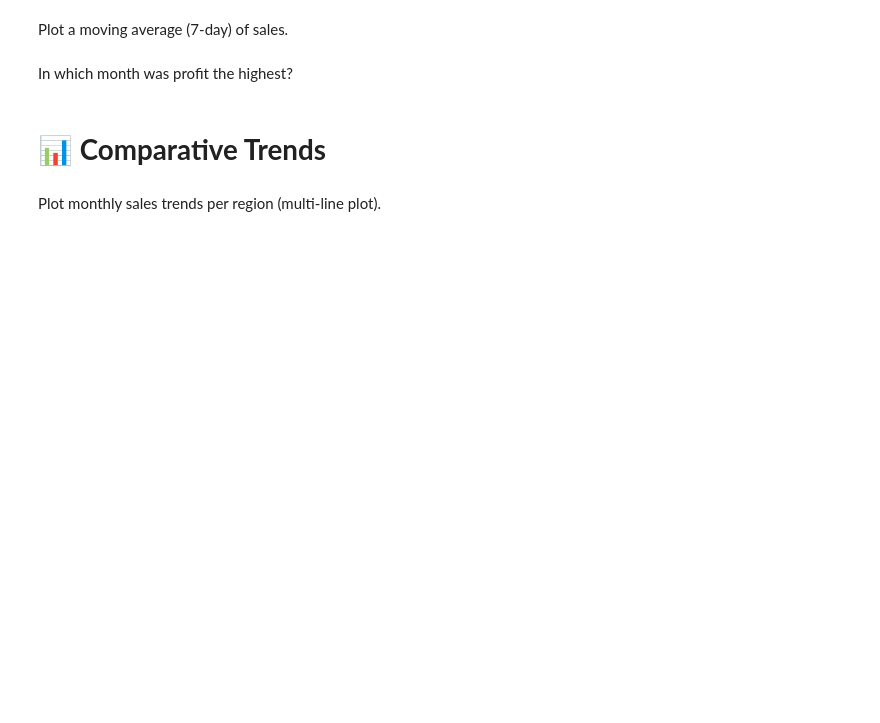
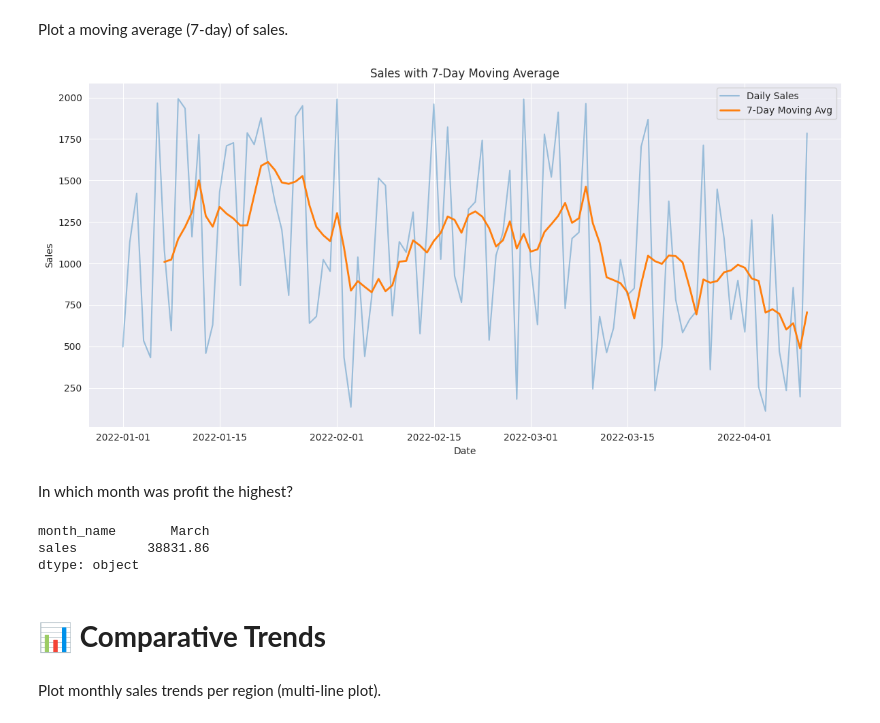
Before and after one commit to pratapjay/Sales_Data-Analytics, a Jupyter notebook: Sales_insights.ipynb, the cells around one changed output. Cells and saved outputs as stored; diff of their text form; code cells hidden in the pictures; blank space fills up the shorter version.

```diff
--- a/Sales_insights.ipynb
+++ b/Sales_insights.ipynb
@@ -785,7 +853,40 @@ Line plot of monthly sales trend.
 # %% [markdown]
 Plot a moving average (7-day) of sales.
+# %%
+# Sort by date to avoid any plotting issues
+df = df.sort_values('order_date')
+
+# Create 7-day moving average
+df['sales_7day_avg'] = df['sales'].rolling(window=7).mean()
+
+# Plot
+plt.figure(figsize=(12, 6))
+plt.plot(df['order_date'], df['sales'], label='Daily Sales', alpha=0.4)
+plt.plot(df['order_date'], df['sales_7day_avg'], label='7-Day Moving Avg', linewidth=2)
+plt.xlabel('Date')
+plt.ylabel('Sales')
+plt.title('Sales with 7-Day Moving Average')
+plt.legend()
+plt.tight_layout()
+plt.show()
+# %% [output]
+[figure, added]
 # %% [markdown]
 In which month was profit the highest?
+# %%
+df['month_number'] = df['order_date'].dt.month
+df['month_name'] = df['order_date'].dt.month_name()
+# Group by both and sort by month_number
+monthly_sales = df.groupby(['month_number', 'month_name'])['sales'].sum().reset_index()
+# Sort by month_number and display
+monthly_sales = monthly_sales.sort_values('month_number').max()
+# Optional: Drop month_number if you only want month names
+monthly_sales = monthly_sales[['month_name', 'sales']]
+print(monthly_sales)
+# %% [output]
+month_name       March
+sales         38831.86
+dtype: object
 # %% [markdown]
 # **📊 Comparative Trends**
 # %% [markdown]
```
Also changed, not shown: parts of 12 cells of this notebook.
